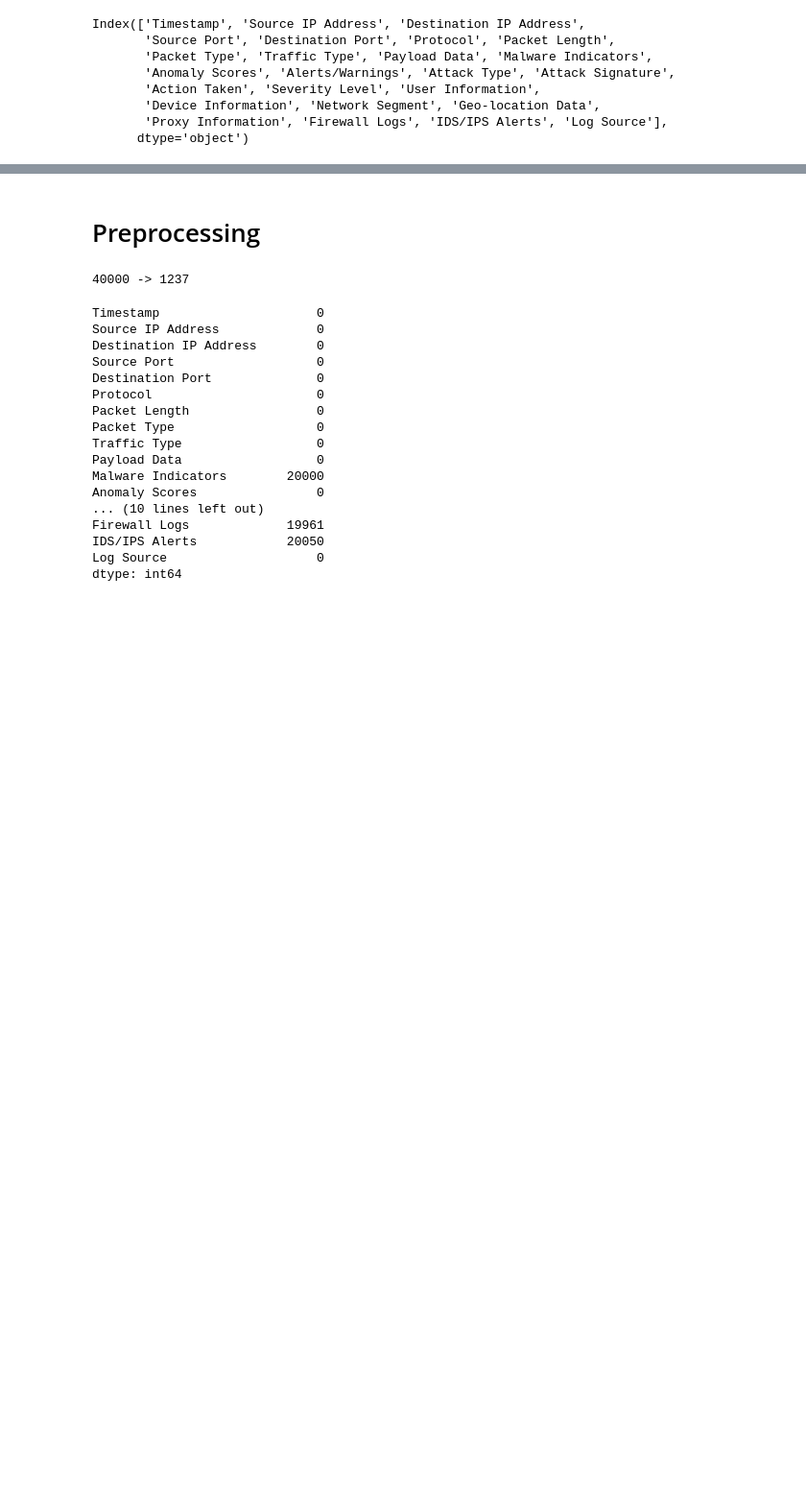
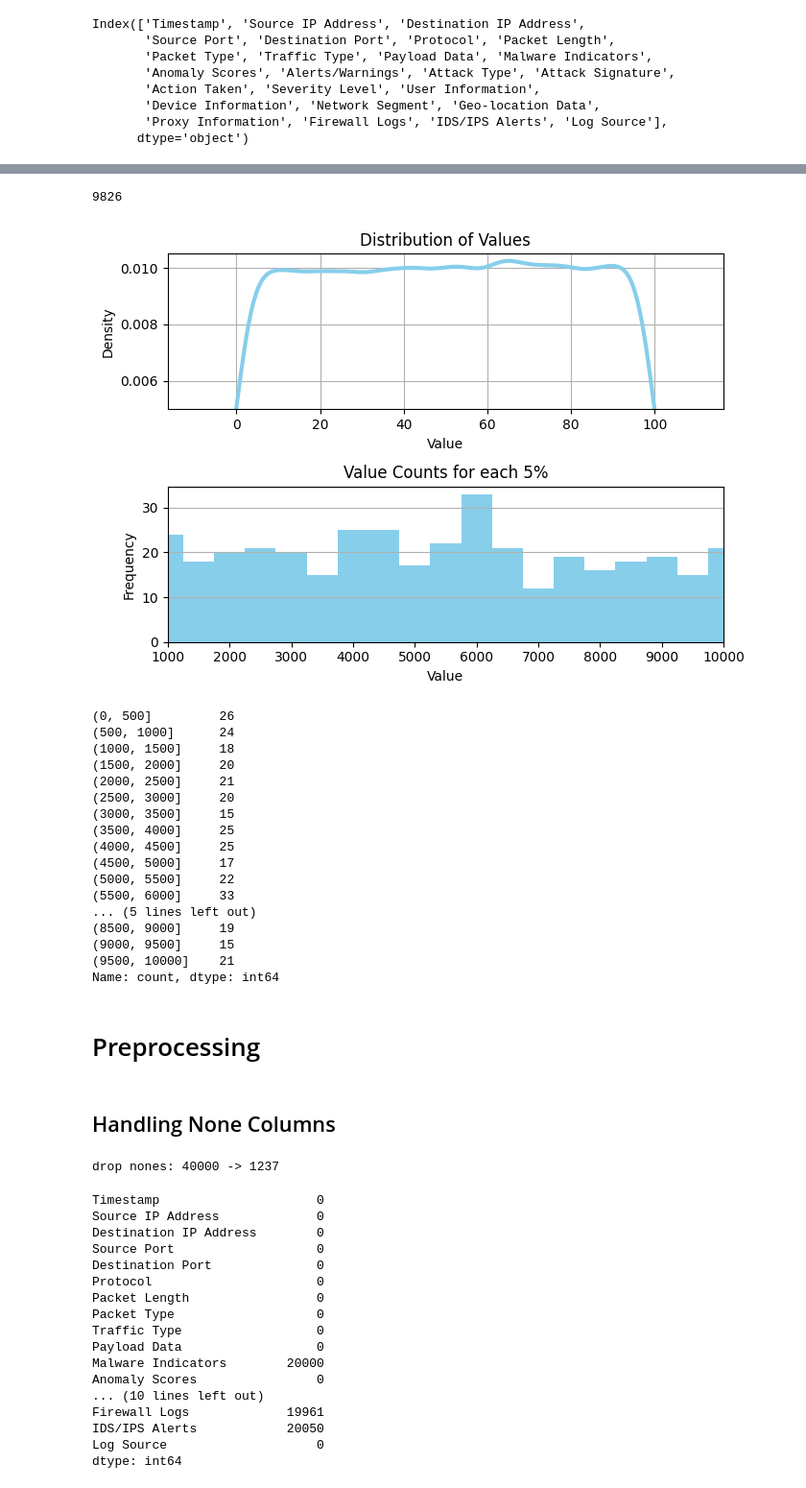
Before and after one commit to polymons/Deep-Learning-Experiments, a Jupyter notebook: network-data-analysis.ipynb, the cells around one changed output, grey strips where cells are left out. Shown at 96% size. Saved outputs shown, nothing was run; the diff lists cells and outputs as text; code cells hidden in the pictures; blank space fills up the shorter version.

```diff
--- a/network-data-analysis.ipynb
+++ b/network-data-analysis.ipynb
@@ -139,9 +220,34 @@ Name: count, dtype: int64
+# %%
+print(len(sorted(np.unique(df['Anomaly Scores']))))
+plot_density(df)
+# %% [output]
+9826
+[figure, added]
+(0, 500]         26
+(500, 1000]      24
+(1000, 1500]     18
+(1500, 2000]     20
+(2000, 2500]     21
+(2500, 3000]     20
+(3000, 3500]     15
+(3500, 4000]     25
+(4000, 4500]     25
+(4500, 5000]     17
+(5000, 5500]     22
+(5500, 6000]     33
+... (5 lines left out)
+(8500, 9000]     19
+(9000, 9500]     15
+(9500, 10000]    21
+Name: count, dtype: int64
 # %% [markdown]
 # Preprocessing
+# %% [markdown]
+## Handling None Columns
 # %%
-print(f'{len(df)} -> {len(df.dropna())}')
+print(f'drop nones: {len(df)} -> {len(df.dropna())}')
 # %% [output]
-40000 -> 1237
+drop nones: 40000 -> 1237
 # %%
 df.isnull().sum()
 # %% [output]
```
Also changed, not shown: parts of 44 cells of this notebook.
